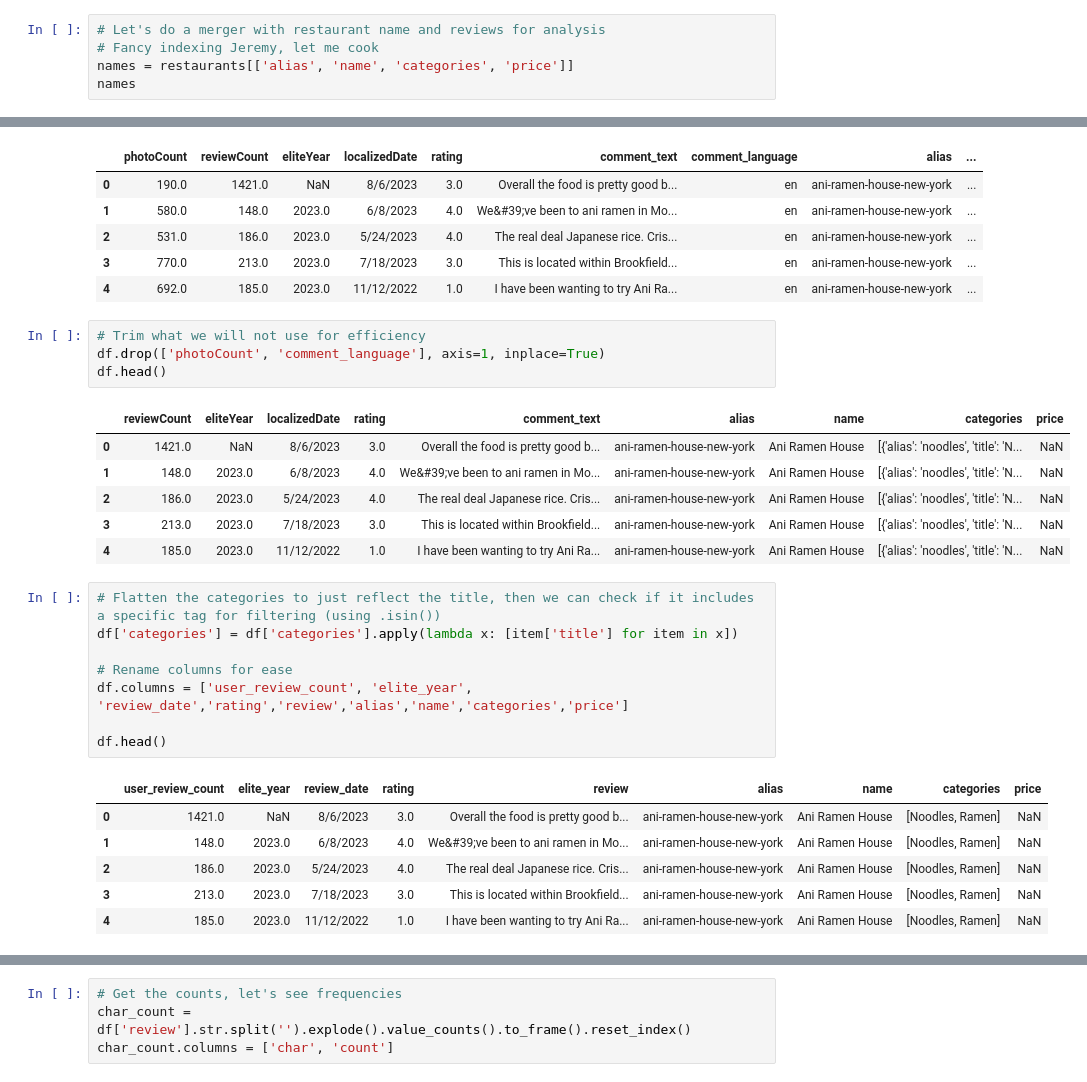
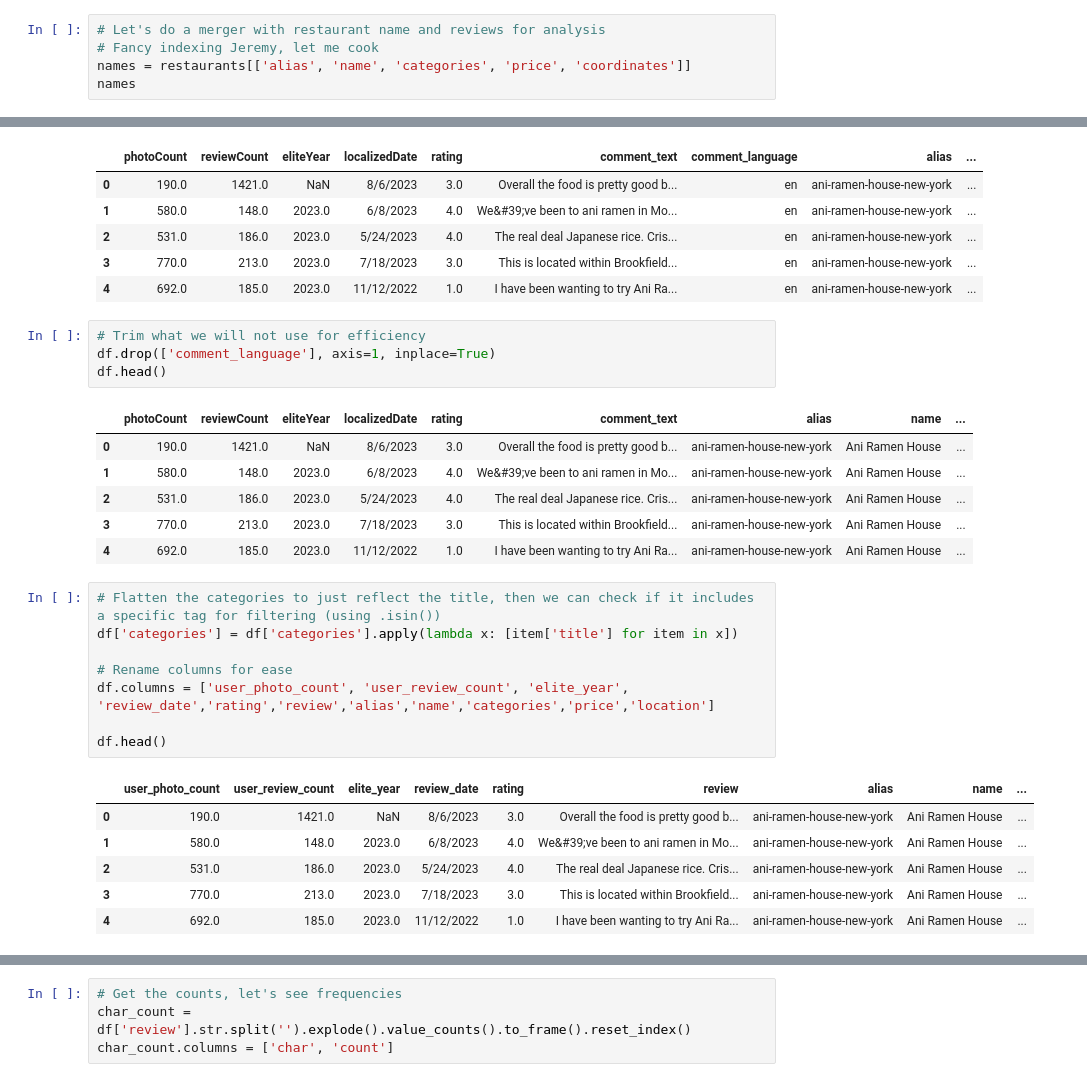
Before and after one commit to mabdullah-nyu/DSGA-1007-Project, a Jupyter notebook: analysis.ipynb, the cells around one changed output, grey strips where cells are left out. Drawn from its saved outputs; the diff is of its cells as text.

```diff
--- a/analysis.ipynb
+++ b/analysis.ipynb
@@ -231,6 +200,6 @@ find_mich # Example - aska has alias aska-brooklyn-3, didn't show up and I could
 # %%
 # Let's do a merger with restaurant name and reviews for analysis
 # Fancy indexing Jeremy, let me cook
-names = restaurants[['alias', 'name', 'categories', 'price']]
+names = restaurants[['alias', 'name', 'categories', 'price', 'coordinates']]
 names
 # %% [output]
@@ -264,30 +233,30 @@ df.head()
 | 4 | 692.0 | 185.0 | 2023.0 | 11/12/2022 | 1.0 | I have been wanting to try Ani Ra... | en | ani-ramen-house-new-york | ... |
 # %%
 # Trim what we will not use for efficiency
-df.drop(['photoCount', 'comment_language'], axis=1, inplace=True)
+df.drop(['comment_language'], axis=1, inplace=True)
 df.head()
 # %% [output]
-|  | reviewCount | eliteYear | localizedDate | rating | comment_text | alias | name | categories | price |
-| 0 | 1421.0 | NaN | 8/6/2023 | 3.0 | Overall the food is pretty good b... | ani-ramen-house-new-york | Ani Ramen House | [{'alias': 'noodles', 'title': 'N... | NaN |
-| 1 | 148.0 | 2023.0 | 6/8/2023 | 4.0 | We&#39;ve been to ani ramen in Mo... | ani-ramen-house-new-york | Ani Ramen House | [{'alias': 'noodles', 'title': 'N... | NaN |
-| 2 | 186.0 | 2023.0 | 5/24/2023 | 4.0 | The real deal Japanese rice. Cris... | ani-ramen-house-new-york | Ani Ramen House | [{'alias': 'noodles', 'title': 'N... | NaN |
-| 3 | 213.0 | 2023.0 | 7/18/2023 | 3.0 | This is located within Brookfield... | ani-ramen-house-new-york | Ani Ramen House | [{'alias': 'noodles', 'title': 'N... | NaN |
-| 4 | 185.0 | 2023.0 | 11/12/2022 | 1.0 | I have been wanting to try Ani Ra... | ani-ramen-house-new-york | Ani Ramen House | [{'alias': 'noodles', 'title': 'N... | NaN |
+|  | photoCount | reviewCount | eliteYear | localizedDate | rating | comment_text | alias | name | ... |
+| 0 | 190.0 | 1421.0 | NaN | 8/6/2023 | 3.0 | Overall the food is pretty good b... | ani-ramen-house-new-york | Ani Ramen House | ... |
+| 1 | 580.0 | 148.0 | 2023.0 | 6/8/2023 | 4.0 | We&#39;ve been to ani ramen in Mo... | ani-ramen-house-new-york | Ani Ramen House | ... |
+| 2 | 531.0 | 186.0 | 2023.0 | 5/24/2023 | 4.0 | The real deal Japanese rice. Cris... | ani-ramen-house-new-york | Ani Ramen House | ... |
+| 3 | 770.0 | 213.0 | 2023.0 | 7/18/2023 | 3.0 | This is located within Brookfield... | ani-ramen-house-new-york | Ani Ramen House | ... |
+| 4 | 692.0 | 185.0 | 2023.0 | 11/12/2022 | 1.0 | I have been wanting to try Ani Ra... | ani-ramen-house-new-york | Ani Ramen House | ... |
 # %%
 # Flatten the categories to just reflect the title, then we can check if it includes a specific tag for filtering (using .isin())
 df['categories'] = df['categories'].apply(lambda x: [item['title'] for item in x])
 
 # Rename columns for ease
-df.columns = ['user_review_count', 'elite_year', 'review_date','rating','review','alias','name','categories','price']
+df.columns = ['user_photo_count', 'user_review_count', 'elite_year', 'review_date','rating','review','alias','name','categories','price','location']
 
 df.head()
 # %% [output]
-|  | user_review_count | elite_year | review_date | rating | review | alias | name | categories | price |
-| 0 | 1421.0 | NaN | 8/6/2023 | 3.0 | Overall the food is pretty good b... | ani-ramen-house-new-york | Ani Ramen House | [Noodles, Ramen] | NaN |
-| 1 | 148.0 | 2023.0 | 6/8/2023 | 4.0 | We&#39;ve been to ani ramen in Mo... | ani-ramen-house-new-york | Ani Ramen House | [Noodles, Ramen] | NaN |
-| 2 | 186.0 | 2023.0 | 5/24/2023 | 4.0 | The real deal Japanese rice. Cris... | ani-ramen-house-new-york | Ani Ramen House | [Noodles, Ramen] | NaN |
-| 3 | 213.0 | 2023.0 | 7/18/2023 | 3.0 | This is located within Brookfield... | ani-ramen-house-new-york | Ani Ramen House | [Noodles, Ramen] | NaN |
-| 4 | 185.0 | 2023.0 | 11/12/2022 | 1.0 | I have been wanting to try Ani Ra... | ani-ramen-house-new-york | Ani Ramen House | [Noodles, Ramen] | NaN |
+|  | user_photo_count | user_review_count | elite_year | review_date | rating | review | alias | name | ... |
+| 0 | 190.0 | 1421.0 | NaN | 8/6/2023 | 3.0 | Overall the food is pretty good b... | ani-ramen-house-new-york | Ani Ramen House | ... |
+| 1 | 580.0 | 148.0 | 2023.0 | 6/8/2023 | 4.0 | We&#39;ve been to ani ramen in Mo... | ani-ramen-house-new-york | Ani Ramen House | ... |
+| 2 | 531.0 | 186.0 | 2023.0 | 5/24/2023 | 4.0 | The real deal Japanese rice. Cris... | ani-ramen-house-new-york | Ani Ramen House | ... |
+| 3 | 770.0 | 213.0 | 2023.0 | 7/18/2023 | 3.0 | This is located within Brookfield... | ani-ramen-house-new-york | Ani Ramen House | ... |
+| 4 | 692.0 | 185.0 | 2023.0 | 11/12/2022 | 1.0 | I have been wanting to try Ani Ra... | ani-ramen-house-new-york | Ani Ramen House | ... |
 # %%
 # Start some processing of the text
 dup_reviews = df[df['review'].duplicated(keep=False)]
```
Also changed, not shown: parts of 20 cells of this notebook.
